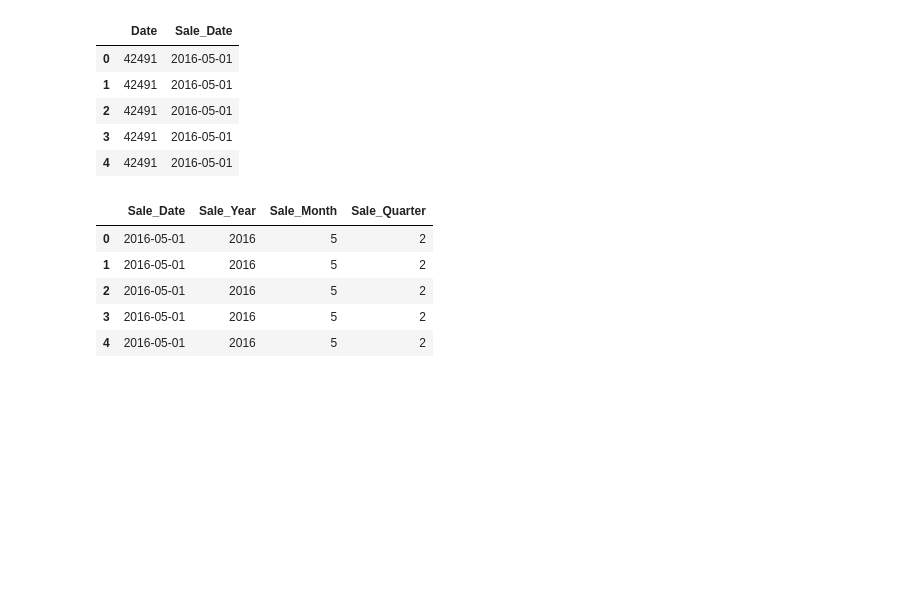
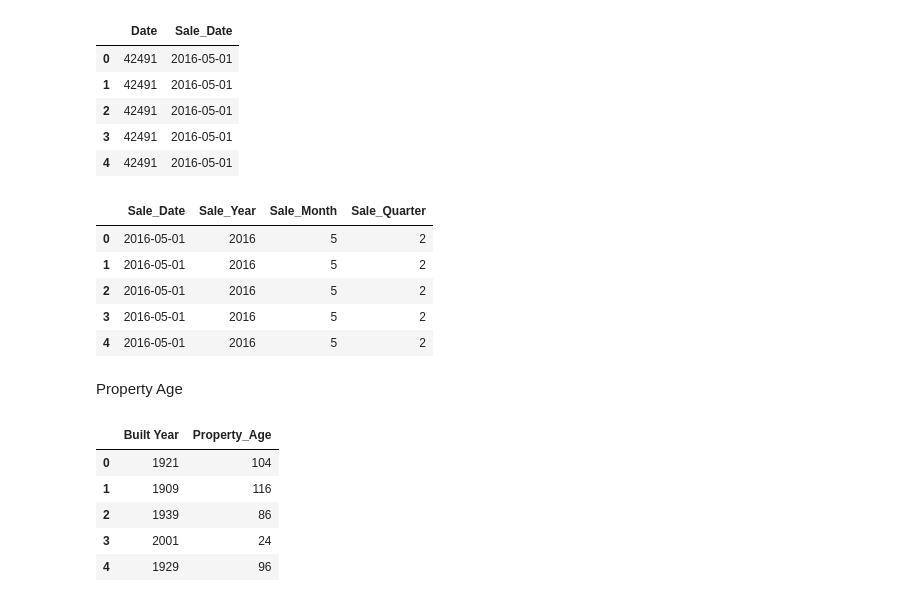
Before and after one commit to patelshivam109/AI-Powered-Real-Estate-Intelligence-Valuation-Investment-Recommendation-Platform, a Jupyter notebook: notebooks/01_data_cleaning.ipynb, the cells around one changed output. Cells and saved outputs as stored; diff of their text form; code cells hidden in the pictures; blank space fills up the shorter version.

Commit message:
Created property age feature from built year

```diff
--- a/notebooks/01_data_cleaning.ipynb
+++ b/notebooks/01_data_cleaning.ipynb
@@ -176,3 +176,22 @@ df_a[
 | 2 | 2016-05-01 | 2016 | 5 | 2 |
 | 3 | 2016-05-01 | 2016 | 5 | 2 |
 | 4 | 2016-05-01 | 2016 | 5 | 2 |
+# %% [markdown]
+Property Age
+# %%
+CURRENT_YEAR = 2025
+
+df_a["Property_Age"] = (
+    CURRENT_YEAR - df_a["Built Year"]
+)
+# %%
+df_a[
+    ["Built Year", "Property_Age"]
+].head()
+# %% [output]
+|  | Built Year | Property_Age |
+| 0 | 1921 | 104 |
+| 1 | 1909 | 116 |
+| 2 | 1939 | 86 |
+| 3 | 2001 | 24 |
+| 4 | 1929 | 96 |
```
